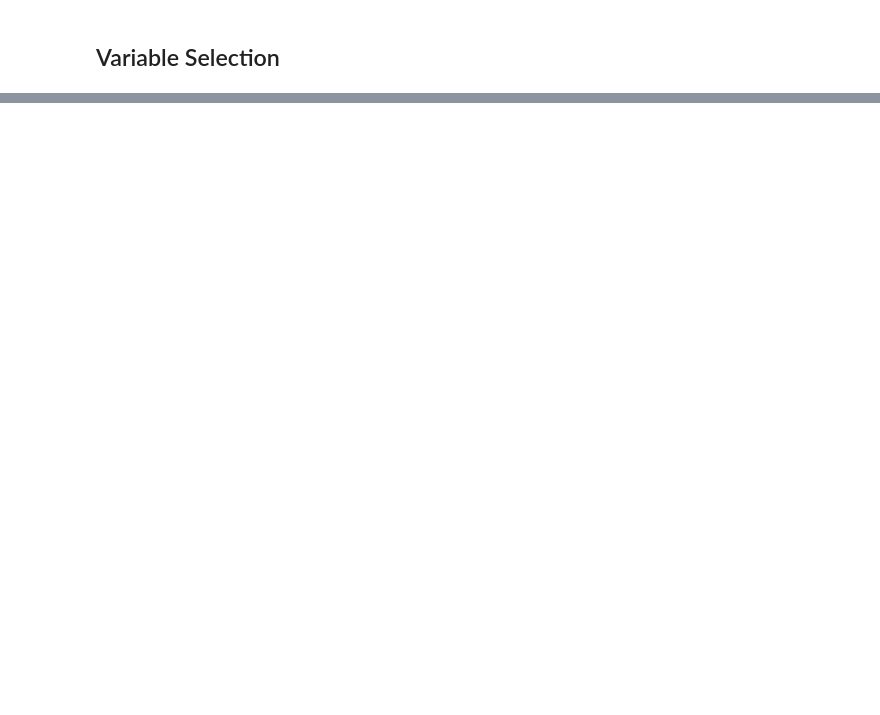
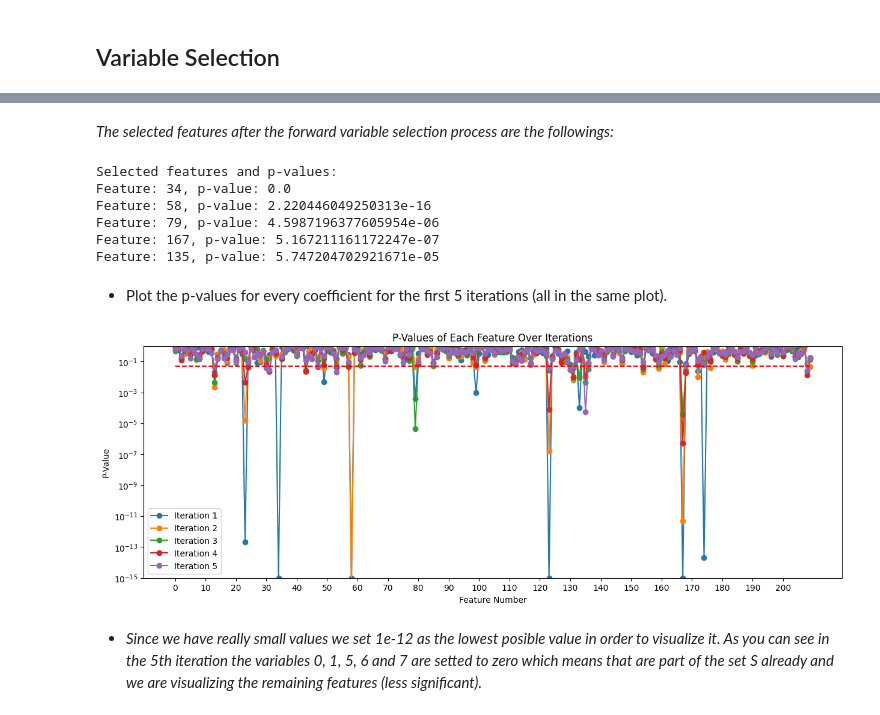
Before and after one commit to dftorresro/SDTSIA---2nd-TP-Linear-regression-, a Jupyter notebook: TP2_Linear_regression.ipynb, the cells around one changed output, grey strips where cells are left out. Drawn from its saved outputs; the diff is of its cells as text; code cells hidden in the pictures; blank space fills up the shorter version.

```diff
--- a/TP2_Linear_regression.ipynb
+++ b/TP2_Linear_regression.ipynb
@@ -259,0 +444,8 @@ Text(0.5, 1.0, 'Test Set')
+# %%
+# Replace zeros with 1e-12 in the p_values_matrix (logarithm of zero is undefined)
+p_values_matrix[p_values_matrix == 0] = 1e-15
+
+# Printing the modified matrix of p-values
+print(' ')
+print('Matrix of p-values:')
+print(p_values_matrix)
@@ -259,0 +461,38 @@ Text(0.5, 1.0, 'Test Set')
+# %% [markdown]
+*The selected features after the forward variable selection process are the followings:*
+# %%
+print('Selected features and p-values:')
+for i, feature in enumerate(S):
+
+    print(f'Feature: {feature}, p-value: {selected_p_values[i]}')
+# %% [output]
+Selected features and p-values:
+Feature: 34, p-value: 0.0
+Feature: 58, p-value: 2.220446049250313e-16
+Feature: 79, p-value: 4.5987196377605954e-06
+Feature: 167, p-value: 5.167211161172247e-07
+Feature: 135, p-value: 5.747204702921671e-05
+# %% [markdown]
+- Plot the p-values for every coefficient for the first 5 iterations (all in the same plot).
+# %%
+plt.figure(figsize=(15, 5))
+
+# Iterate over each step and plot the p-values
+for step in range(num_steps):
+    plt.plot(range(num_features), p_values_matrix[:, step], marker='o', label=f'Iteration {step+1}', markersize=6)
+
+
+plt.xlabel('Feature Number')
+plt.ylabel('P-Value')
+plt.title('P-Values of Each Feature Over Iterations')
+plt.legend()
+# Ploting the num_features each 10
+plt.xticks(range(0, num_features, 10))
+plt.plot(range(num_features), [0.05] * num_features, 'r--')
+plt.yscale('log')  # Use log scale for better visibility
+plt.ylim(1e-15, 1)  # Set y-axis limits from 1e-15 to 1
+plt.show()
+# %% [output]
+[figure, added]
+# %% [markdown]
+  - *Since we have really small values we set 1e-12 as the lowest posible value in order to visualize it. As you can see in the 5th iteration the variables 0, 1, 5, 6 and 7 are setted to zero which means that are part of the set S already and we are visualizing the remaining features (less significant).*
```
Also changed, not shown: parts of 22 cells of this notebook.
